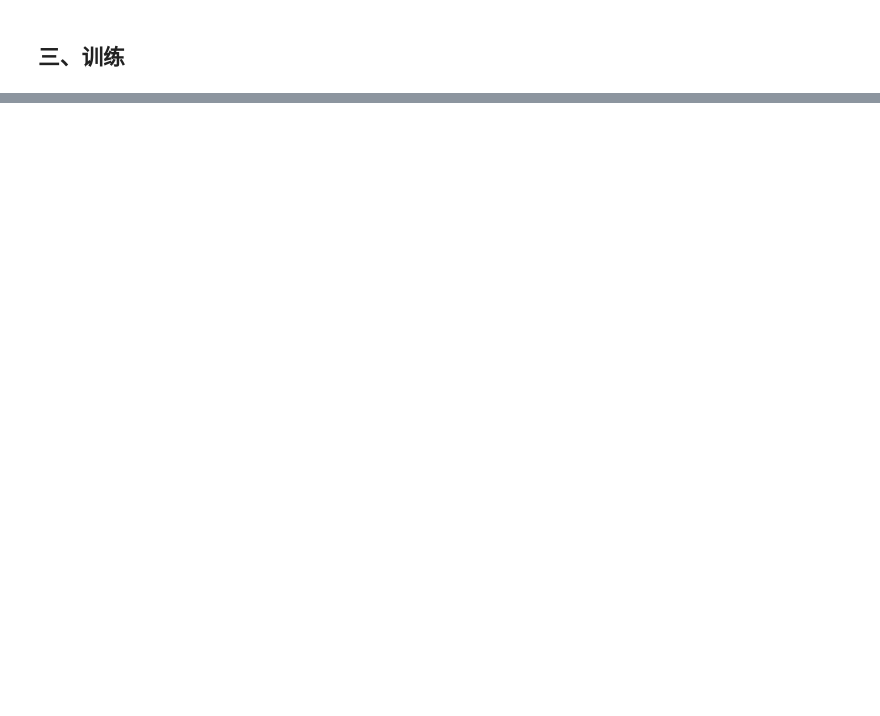
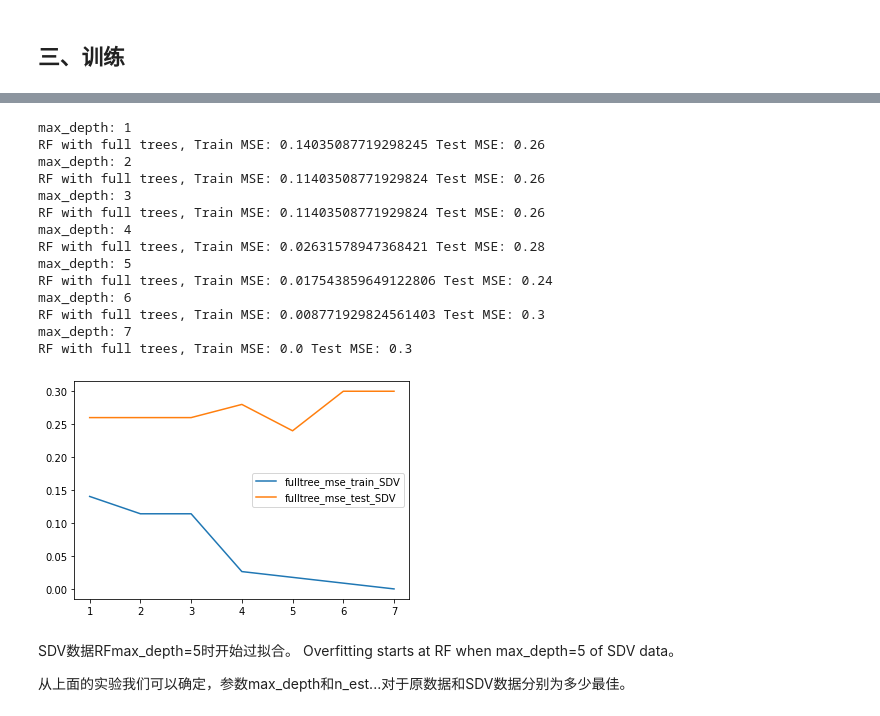
Before and after one commit to WangMole/Project, a Jupyter notebook: project.ipynb, the cells around one changed output, grey strips where cells are left out. Saved outputs shown, nothing was run; the diff lists cells and outputs as text; code cells hidden in the pictures; blank space fills up the shorter version.

```diff
--- a/project.ipynb
+++ b/project.ipynb
@@ -199,0 +447,36 @@ df_normal_data_sdv
+# %%
+# SDV数据在当max_depth不同时的MSE
+ls_fulltree_mse_train_SDV = []
+ls_fulltree_mse_test_SDV = []
+
+for md in range(1,8):
+    fulltree_mse_train_SDV,fulltree_mse_test_SDV = fulltree_RF(df_data_sdv_X_train, df_data_sdv_X_test, df_data_sdv_Y_train, df_data_sdv_Y_test,md)
+    ls_fulltree_mse_train_SDV.append(fulltree_mse_train_SDV)
+    ls_fulltree_mse_test_SDV.append(fulltree_mse_test_SDV)
+#     prunedtree_RF(df_data_sdv_X_train, df_data_sdv_X_test, df_data_sdv_Y_train, df_data_sdv_Y_test,md)
+
+plt.plot(range(1,8),ls_fulltree_mse_train_SDV,label = "fulltree_mse_train_SDV")
+plt.plot(range(1,8),ls_fulltree_mse_test_SDV,label = "fulltree_mse_test_SDV")
+plt.legend()
+plt.show()
+# %% [output]
+max_depth: 1
+RF with full trees, Train MSE: 0.14035087719298245 Test MSE: 0.26
+max_depth: 2
+RF with full trees, Train MSE: 0.11403508771929824 Test MSE: 0.26
+max_depth: 3
+RF with full trees, Train MSE: 0.11403508771929824 Test MSE: 0.26
+max_depth: 4
+RF with full trees, Train MSE: 0.02631578947368421 Test MSE: 0.28
+max_depth: 5
+RF with full trees, Train MSE: 0.017543859649122806 Test MSE: 0.24
+max_depth: 6
+RF with full trees, Train MSE: 0.008771929824561403 Test MSE: 0.3
+max_depth: 7
+RF with full trees, Train MSE: 0.0 Test MSE: 0.3
+[figure, added]
+# %% [markdown]
+SDV数据RFmax_depth=5时开始过拟合。
+Overfitting starts at RF when max_depth=5 of SDV data。
+
+从上面的实验我们可以确定，参数max_depth和n_est...对于原数据和SDV数据分别为多少最佳。
```
Also changed, not shown: parts of 25 cells of this notebook.
